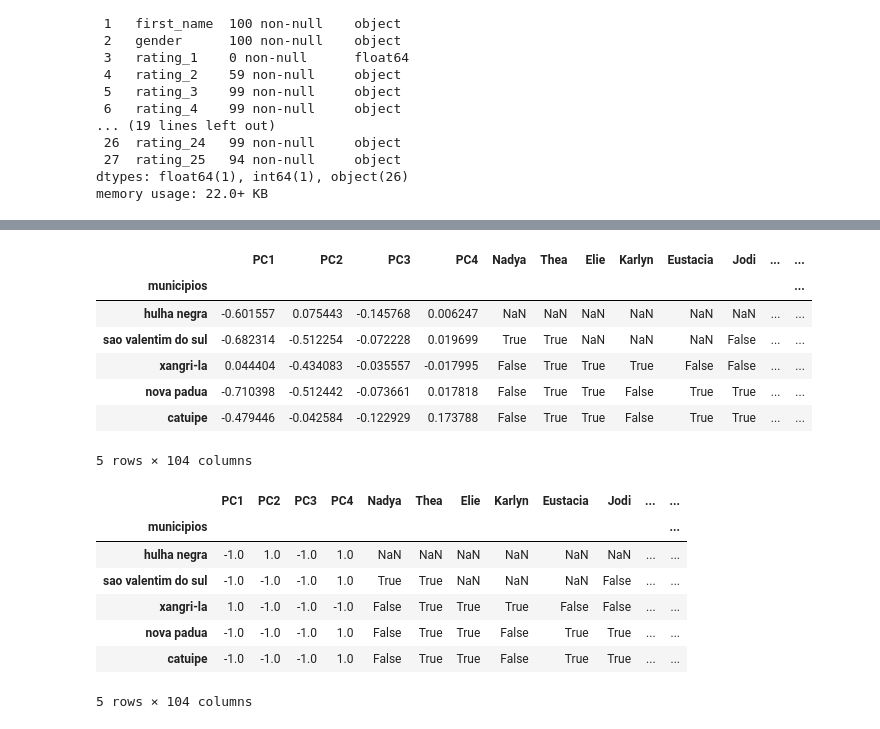
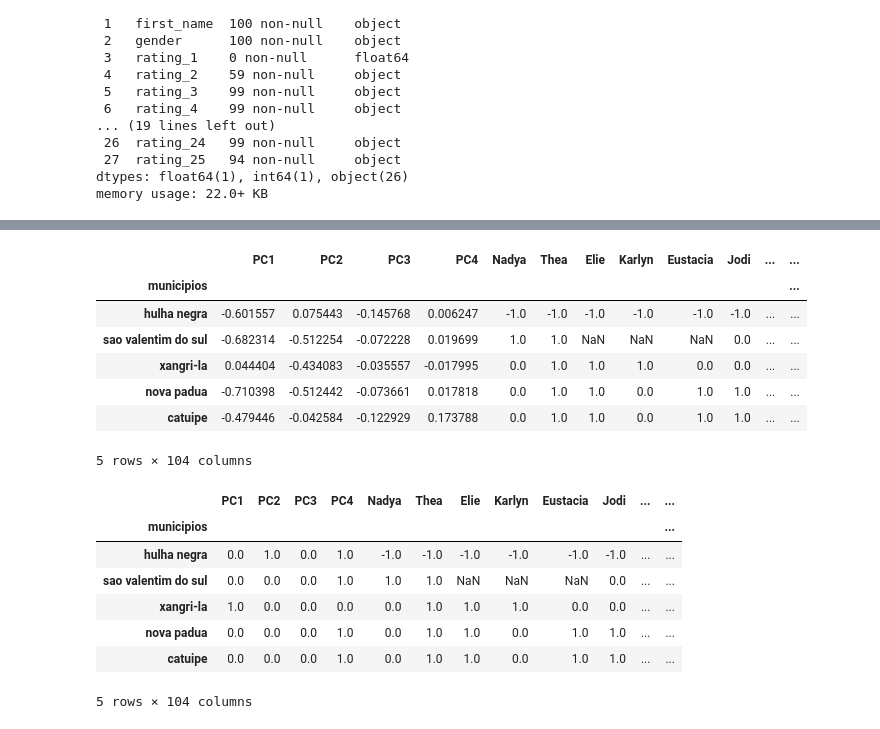
Before and after one commit to FlorensaDimer/TF_sistemas_recomendacao, a Jupyter notebook: app_kmeans.ipynb, the cells around one changed output, grey strips where cells are left out. Saved outputs shown, nothing was run; the diff lists cells and outputs as text; code cells hidden in the pictures.

```diff
--- a/app_kmeans.ipynb
+++ b/app_kmeans.ipynb
@@ -571,0 +563,6 @@ df_ratings.head()
+# %%
+df_ratings.iloc[:, 0] = -1
+df_ratings = df_ratings.astype(float)
+
+
+df_ratings.head()
@@ -578,28 +584,28 @@ df_ratings_pca.head()
 # %% [output]
 |  | PC1 | PC2 | PC3 | PC4 | Nadya | Thea | Elie | Karlyn | Eustacia | Jodi | ... | ... |
 | municipios |  |  |  |  |  |  |  |  |  |  |  | ... |
-| hulha negra | -0.601557 | 0.075443 | -0.145768 | 0.006247 | NaN | NaN | NaN | NaN | NaN | NaN | ... | ... |
-| sao valentim do sul | -0.682314 | -0.512254 | -0.072228 | 0.019699 | True | True | NaN | NaN | NaN | False | ... | ... |
-| xangri-la | 0.044404 | -0.434083 | -0.035557 | -0.017995 | False | True | True | True | False | False | ... | ... |
-| nova padua | -0.710398 | -0.512442 | -0.073661 | 0.017818 | False | True | True | False | True | True | ... | ... |
-| catuipe | -0.479446 | -0.042584 | -0.122929 | 0.173788 | False | True | True | False | True | True | ... | ... |
+| hulha negra | -0.601557 | 0.075443 | -0.145768 | 0.006247 | -1.0 | -1.0 | -1.0 | -1.0 | -1.0 | -1.0 | ... | ... |
+| sao valentim do sul | -0.682314 | -0.512254 | -0.072228 | 0.019699 | 1.0 | 1.0 | NaN | NaN | NaN | 0.0 | ... | ... |
+| xangri-la | 0.044404 | -0.434083 | -0.035557 | -0.017995 | 0.0 | 1.0 | 1.0 | 1.0 | 0.0 | 0.0 | ... | ... |
+| nova padua | -0.710398 | -0.512442 | -0.073661 | 0.017818 | 0.0 | 1.0 | 1.0 | 0.0 | 1.0 | 1.0 | ... | ... |
+| catuipe | -0.479446 | -0.042584 | -0.122929 | 0.173788 | 0.0 | 1.0 | 1.0 | 0.0 | 1.0 | 1.0 | ... | ... |
 5 rows × 104 columns
 # %%
-df_ratings_pca.loc[df_ratings_pca['PC1'] < 0, 'PC1'] = -1
+df_ratings_pca.loc[df_ratings_pca['PC1'] < 0, 'PC1'] = 0
 df_ratings_pca.loc[df_ratings_pca['PC1'] > 0, 'PC1'] = 1
-df_ratings_pca.loc[df_ratings_pca['PC2'] < 0, 'PC2'] = -1
+df_ratings_pca.loc[df_ratings_pca['PC2'] < 0, 'PC2'] = 0
 df_ratings_pca.loc[df_ratings_pca['PC2'] > 0, 'PC2'] = 1
-df_ratings_pca.loc[df_ratings_pca['PC3'] < 0, 'PC3'] = -1
+df_ratings_pca.loc[df_ratings_pca['PC3'] < 0, 'PC3'] = 0
 df_ratings_pca.loc[df_ratings_pca['PC3'] > 0, 'PC3'] = 1
-df_ratings_pca.loc[df_ratings_pca['PC4'] < 0, 'PC4'] = -1
+df_ratings_pca.loc[df_ratings_pca['PC4'] < 0, 'PC4'] = 0
 df_ratings_pca.loc[df_ratings_pca['PC4'] > 0, 'PC4'] = 1
 df_ratings_pca.head()
 # %% [output]
 |  | PC1 | PC2 | PC3 | PC4 | Nadya | Thea | Elie | Karlyn | Eustacia | Jodi | ... | ... |
 | municipios |  |  |  |  |  |  |  |  |  |  |  | ... |
-| hulha negra | -1.0 | 1.0 | -1.0 | 1.0 | NaN | NaN | NaN | NaN | NaN | NaN | ... | ... |
-| sao valentim do sul | -1.0 | -1.0 | -1.0 | 1.0 | True | True | NaN | NaN | NaN | False | ... | ... |
-| xangri-la | 1.0 | -1.0 | -1.0 | -1.0 | False | True | True | True | False | False | ... | ... |
-| nova padua | -1.0 | -1.0 | -1.0 | 1.0 | False | True | True | False | True | True | ... | ... |
-| catuipe | -1.0 | -1.0 | -1.0 | 1.0 | False | True | True | False | True | True | ... | ... |
+| hulha negra | 0.0 | 1.0 | 0.0 | 1.0 | -1.0 | -1.0 | -1.0 | -1.0 | -1.0 | -1.0 | ... | ... |
+| sao valentim do sul | 0.0 | 0.0 | 0.0 | 1.0 | 1.0 | 1.0 | NaN | NaN | NaN | 0.0 | ... | ... |
+| xangri-la | 1.0 | 0.0 | 0.0 | 0.0 | 0.0 | 1.0 | 1.0 | 1.0 | 0.0 | 0.0 | ... | ... |
+| nova padua | 0.0 | 0.0 | 0.0 | 1.0 | 0.0 | 1.0 | 1.0 | 0.0 | 1.0 | 1.0 | ... | ... |
+| catuipe | 0.0 | 0.0 | 0.0 | 1.0 | 0.0 | 1.0 | 1.0 | 0.0 | 1.0 | 1.0 | ... | ... |
 5 rows × 104 columns
```
Also changed, not shown: parts of 7 cells of this notebook.
